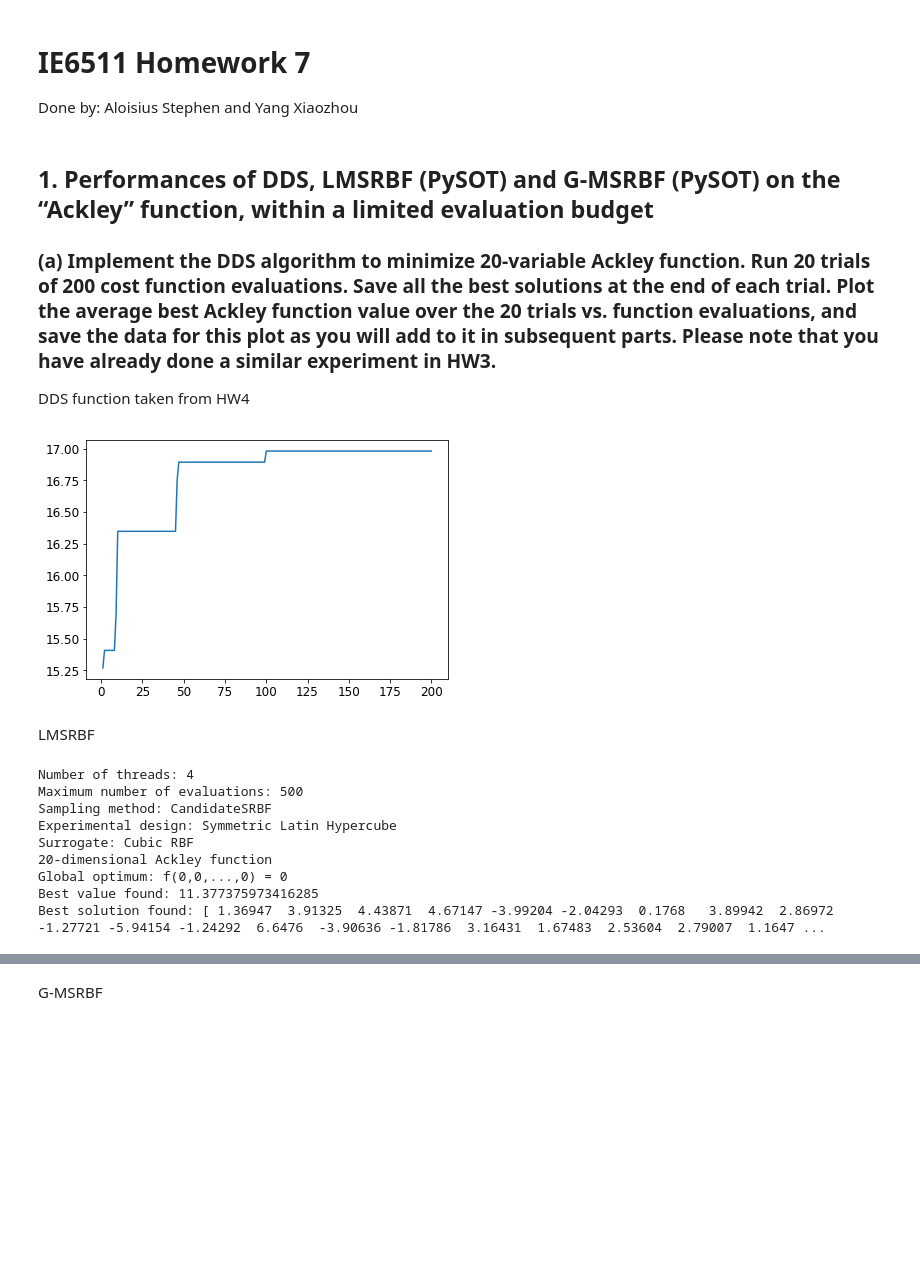
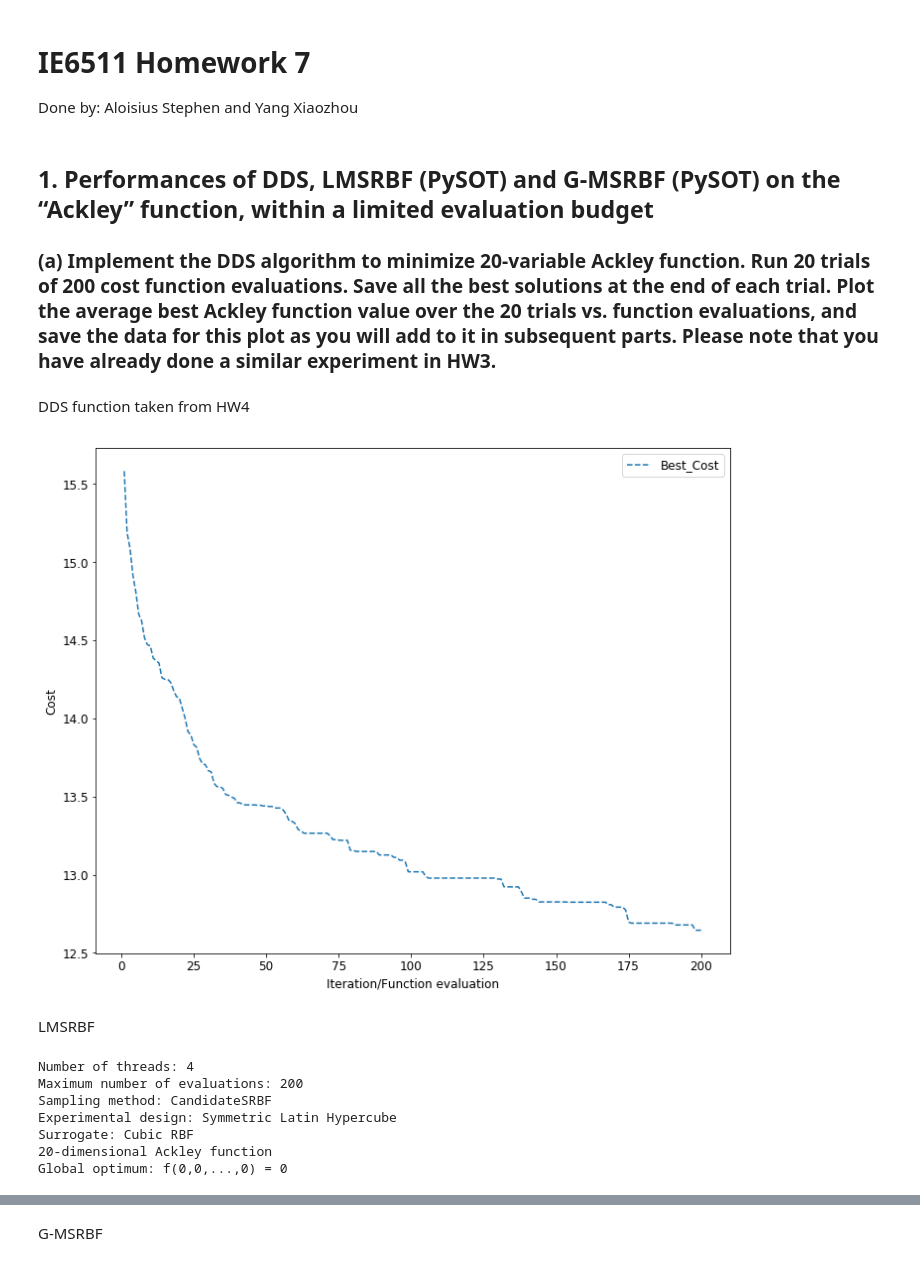
Before and after one commit to aloisiusStephen/IE6511_HW, a Jupyter notebook: HW7/Homework 7.ipynb, the cells around one changed output, grey strips where cells are left out. Drawn from its saved outputs; the diff is of its cells as text; code cells hidden in the pictures; blank space fills up the shorter version.

Commit message:
Hw7, qn1(a) DDS, LMSRBF.

```diff
--- a/HW7/Homework 7.ipynb
+++ b/HW7/Homework 7.ipynb
@@ -25,5 +25,3 @@ matplotlib.rc('font', **font)
 ## 1. Performances of DDS, LMSRBF (PySOT) and G-MSRBF (PySOT) on the “Ackley” function, within a limited evaluation budget
 
 ### (a)	Implement the DDS algorithm to minimize 20-variable Ackley function. Run 20 trials of 200 cost function evaluations. Save all the best solutions at the end of each trial. Plot the average best Ackley function value over the 20 trials vs. function evaluations, and save the data for this plot as you will add to it in subsequent parts. Please note that you have already done a similar experiment in HW3.
-
-DDS function taken from HW4
@@ -30,3 +32,5 @@ DDS function taken from HW4
+# %% [markdown]
+DDS function taken from HW4
 # %%
 def DDS(x_min,x_max,m,x_initial):
     r=0.2
@@ -75,22 +81,28 @@ def DDS(x_min,x_max,m,x_initial):
                 CostBest=data.objfunction(sBest)
     sol = pd.DataFrame(np.column_stack((Iter,Cost_iter)), columns = ['Iteration','Cost'])
     return sol
-# %%
-data = Ackley(dim=20)
-
-x_init = 10*np.random.rand(data.dim)
-trial = 20
-maxeval = 200
-Trial_best = DDS(0,10,maxeval,x_init)
-plt.plot(Trial_best.Iteration, Trial_best.Cost)
-plt.tight_layout()
-# %% [output]
-[figure, removed]
+# %%
+x_init = 10*np.random.rand(data.dim)
+
+Trial_best_DDS = DDS(0,10,maxeval,x_init)
+
+for i  in range(1,trial):
+    Trial_best_DDS = Trial_best_DDS.append(DDS(0,10,maxeval,x_init))
+
+#average of Best_Cost plot
+plt.figure(figsize=[10,8])
+plt.plot(Trial_best_DDS.groupby('Iteration').mean().Cost, '--')
+plt.xlabel('Iteration/Function evaluation')
+plt.ylabel('Cost')
+plt.legend(['Best_Cost'])
+plt.tight_layout()
+# %% [output]
+[figure, added]
 # %% [markdown]
 LMSRBF
 # %%
 print("\nNumber of threads: 4")
-print("Maximum number of evaluations: 500")
+print("Maximum number of evaluations: 200")
 print("Sampling method: CandidateSRBF")
 print("Experimental design: Symmetric Latin Hypercube")
 print("Surrogate: Cubic RBF")
@@ -120,17 +132,22 @@ for _ in range(nthreads):
 # Run the optimization strategy
 result = controller.run()
 
-print('Best value found: {0}'.format(result.value))
-print('Best solution found: {0}\n'.format(
-    np.array_str(result.params[0], max_line_width=np.inf,
-                 precision=5, suppress_small=True)))
+Iter = np.arange(1,maxeval+1)
+Trial_best_LMSRBF = np.column_stack((Iter,np.minimum.accumulate(fvals)))
+
+# Run the rest of the trials (19 trials)
+for i  in range(1,trial):
+    result = controller.run()
+    fvals = np.array([o.value for o in controller.fevals])
+    Trial_best_LMSRBF = np.concatenate((Trial_best_LMSRBF,
+                                        np.column_stack((Iter,np.minimum.accumulate(fvals)))), axis=0)
+
+Trial_best_LMSRBF_df = pd.DataFrame(Trial_best_LMSRBF, columns = ['Iteration','Cost'])
 # %% [output]
 Number of threads: 4
-Maximum number of evaluations: 500
+Maximum number of evaluations: 200
 Sampling method: CandidateSRBF
 Experimental design: Symmetric Latin Hypercube
 Surrogate: Cubic RBF
 20-dimensional Ackley function
 Global optimum: f(0,0,...,0) = 0
-Best value found: 11.377375973416285
-Best solution found: [ 1.36947  3.91325  4.43871  4.67147 -3.99204 -2.04293  0.1768   3.89942  2.86972 -1.27721 -5.94154 -1.24292  6.6476  -3.90636 -1.81786  3.16431  1.67483  2.53604  2.79007  1.1647 ...
```
Also changed, not shown: parts of 3 cells of this notebook.
